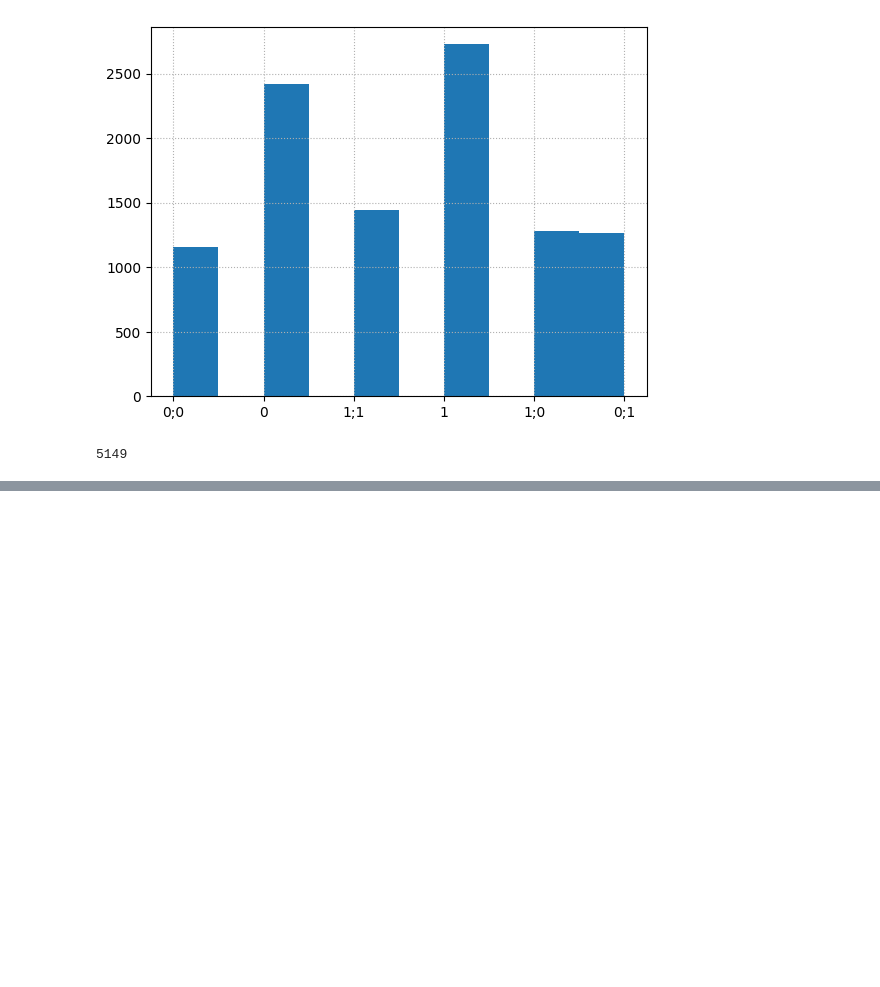
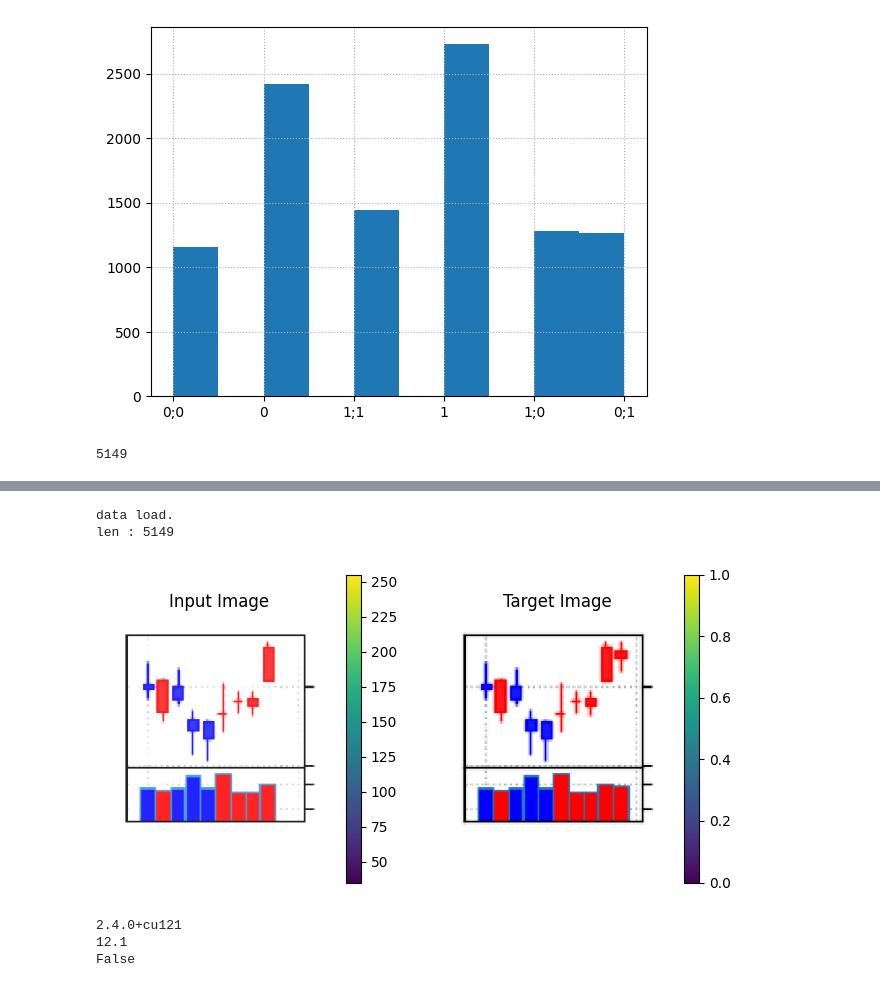
Before and after one commit to yeeca0101/fi_homework, a Jupyter notebook: gen_dataset_dev.ipynb, the cells around one changed output, grey strips where cells are left out. Saved outputs shown, nothing was run; the diff lists cells and outputs as text; code cells hidden in the pictures; blank space fills up the shorter version.

```diff
--- a/gen_dataset_dev.ipynb
+++ b/gen_dataset_dev.ipynb
@@ -969,0 +919,66 @@ self.val_transform = A.Compose([
+# %%
+import pandas as pd
+
+df = pd.read_csv('data/candlestick_data.csv')
+df[['input_path', 'target_path']]= df[['input_path', 'target_path']].applymap(lambda x : x.replace('\\','/'))
+# df.to_csv('./candlestick_data_lnx.csv')
+# %%
+from finance_dataset import FinaceDataset
+import matplotlib.pyplot as plt
+
+'''
+dt returns
+
+data = {
+        'image':input_tensor,
+        'target_image':target_tensor,
+        'up_or_down':torch.tensor(up_or_down,dtype=torch.long),
+        'change_rate':torch.tensor(change_rate),
+        # for analyze
+        'mode':self.mode,
+        'symbol':df.symbol
+        }
+'''
+
+dt = FinaceDataset('data/candlestick_data_lnx.csv',mode='last')
+
+
+sample = dt[45]
+
+# Extract input and target tensors
+input_tensor = sample['image']
+target_tensor = sample['target_image']
+
+# Convert tensors to NumPy for visualization (if needed)
+input_np = input_tensor.permute(1, 2, 0).numpy()  # Assuming (C, H, W) format
+target_np = target_tensor.permute(1, 2, 0).numpy()
+
+# Visualize input tensor
+plt.figure(figsize=(8, 4))
+plt.subplot(1, 2, 1)
+plt.imshow(input_np)
+plt.title("Input Image")
+plt.axis("off")
+plt.colorbar()
+
+# Visualize target tensor
+plt.subplot(1, 2, 2)
+plt.imshow(target_np)
+plt.title("Target Image")
+plt.axis("off")
+plt.colorbar()
+
+plt.show()
+# %% [output]
+data load.
+len : 5149
+[figure, added]
+# %%
+import torch
+print(torch.__version__)
+print(torch.version.cuda)
+print(torch.cuda.is_available())
+# %% [output]
+2.4.0+cu121
+12.1
+False
```
Also changed, not shown: parts of 4 cells of this notebook, 11 other files.
